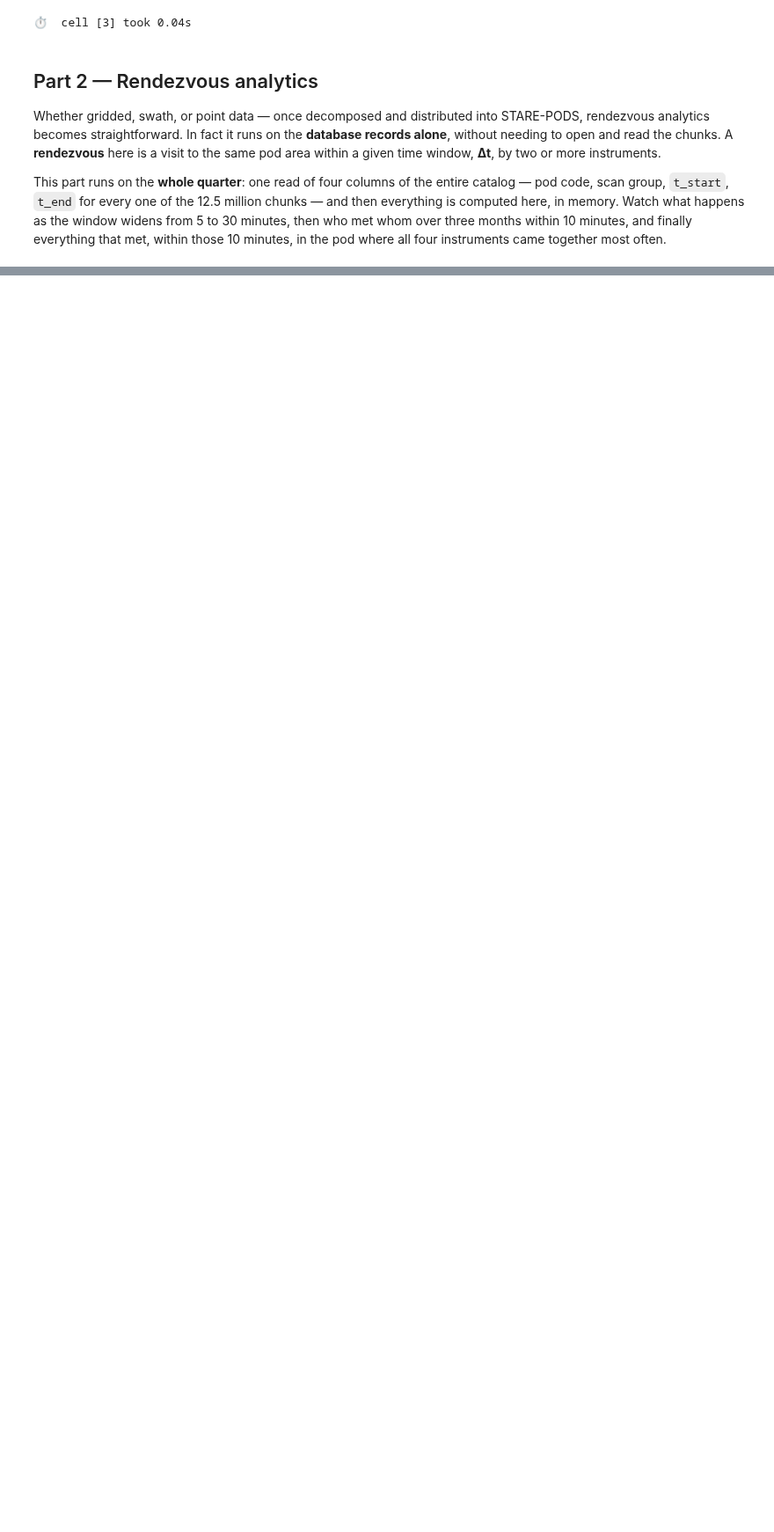
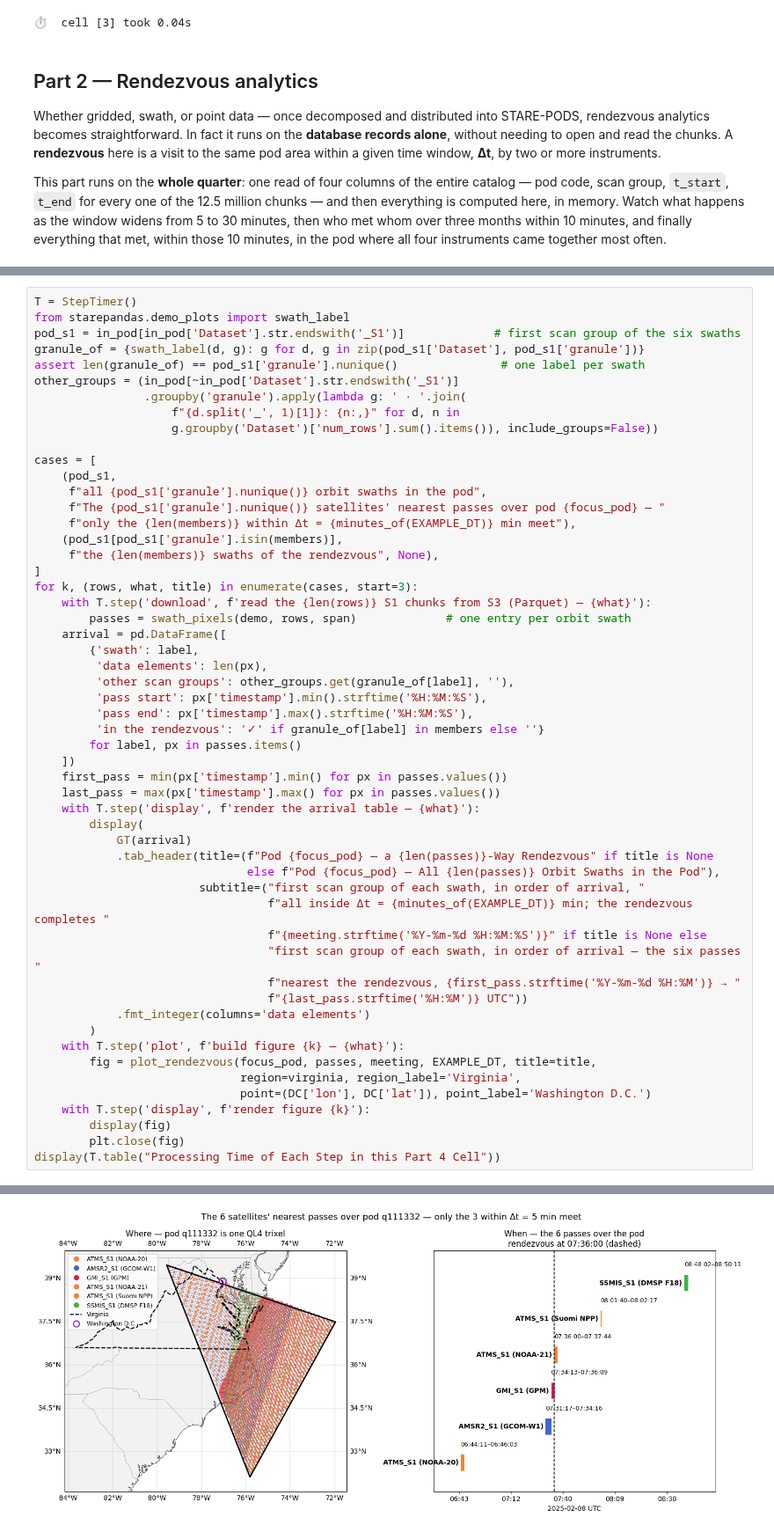
Before and after one commit to SpatioTemporal/STAREPandas, a Jupyter notebook: starepandas/s3_starepods_examples_video_v5.ipynb, the cells around one changed output, grey strips where cells are left out. Shown at 88% size. Cells and saved outputs as stored; diff of their text form; blank space fills up the shorter version.

```diff
--- a/starepandas/s3_starepods_examples_video_v5.ipynb
+++ b/starepandas/s3_starepods_examples_video_v5.ipynb
@@ -1034,0 +804,55 @@ display(T.table("Processing Time of Each Step in this Part 5 Cell"))
+# %%
+T = StepTimer()
+from starepandas.demo_plots import swath_label
+pod_s1 = in_pod[in_pod['Dataset'].str.endswith('_S1')]             # first scan group of the six swaths
+granule_of = {swath_label(d, g): g for d, g in zip(pod_s1['Dataset'], pod_s1['granule'])}
+assert len(granule_of) == pod_s1['granule'].nunique()               # one label per swath
+other_groups = (in_pod[~in_pod['Dataset'].str.endswith('_S1')]
+                .groupby('granule').apply(lambda g: ' · '.join(
+                    f"{d.split('_', 1)[1]}: {n:,}" for d, n in
+                    g.groupby('Dataset')['num_rows'].sum().items()), include_groups=False))
+
+cases = [
+    (pod_s1,
+     f"all {pod_s1['granule'].nunique()} orbit swaths in the pod",
+     f"The {pod_s1['granule'].nunique()} satellites' nearest passes over pod {focus_pod} — "
+     f"only the {len(members)} within Δt = {minutes_of(EXAMPLE_DT)} min meet"),
+    (pod_s1[pod_s1['granule'].isin(members)],
+     f"the {len(members)} swaths of the rendezvous", None),
+]
+for k, (rows, what, title) in enumerate(cases, start=3):
+    with T.step('download', f'read the {len(rows)} S1 chunks from S3 (Parquet) — {what}'):
+        passes = swath_pixels(demo, rows, span)             # one entry per orbit swath
+    arrival = pd.DataFrame([
+        {'swath': label,
+         'data elements': len(px),
+         'other scan groups': other_groups.get(granule_of[label], ''),
+         'pass start': px['timestamp'].min().strftime('%H:%M:%S'),
+         'pass end': px['timestamp'].max().strftime('%H:%M:%S'),
+         'in the rendezvous': '✓' if granule_of[label] in members else ''}
+        for label, px in passes.items()
+    ])
+    first_pass = min(px['timestamp'].min() for px in passes.values())
+    last_pass = max(px['timestamp'].max() for px in passes.values())
+    with T.step('display', f'render the arrival table — {what}'):
+        display(
+            GT(arrival)
+            .tab_header(title=(f"Pod {focus_pod} — a {len(passes)}-Way Rendezvous" if title is None
+                               else f"Pod {focus_pod} — All {len(passes)} Orbit Swaths in the Pod"),
+                        subtitle=("first scan group of each swath, in order of arrival, "
+                                  f"all inside Δt = {minutes_of(EXAMPLE_DT)} min; the rendezvous completes "
+                                  f"{meeting.strftime('%Y-%m-%d %H:%M:%S')}" if title is None else
+                                  "first scan group of each swath, in order of arrival — the six passes "
+                                  f"nearest the rendezvous, {first_pass.strftime('%Y-%m-%d %H:%M')} → "
+                                  f"{last_pass.strftime('%H:%M')} UTC"))
+            .fmt_integer(columns='data elements')
+        )
+    with T.step('plot', f'build figure {k} — {what}'):
+        fig = plot_rendezvous(focus_pod, passes, meeting, EXAMPLE_DT, title=title,
+                              region=virginia, region_label='Virginia',
+                              point=(DC['lon'], DC['lat']), point_label='Washington D.C.')
+    with T.step('display', f'render figure {k}'):
+        display(fig)
+        plt.close(fig)
+display(T.table("Processing Time of Each Step in this Part 4 Cell"))
+# %% [output]
@@ -1034,0 +868 @@ display(T.table("Processing Time of Each Step in this Part 5 Cell"))
+[figure, added]
```
Also changed, not shown: parts of 17 cells of this notebook, 3 other files.
